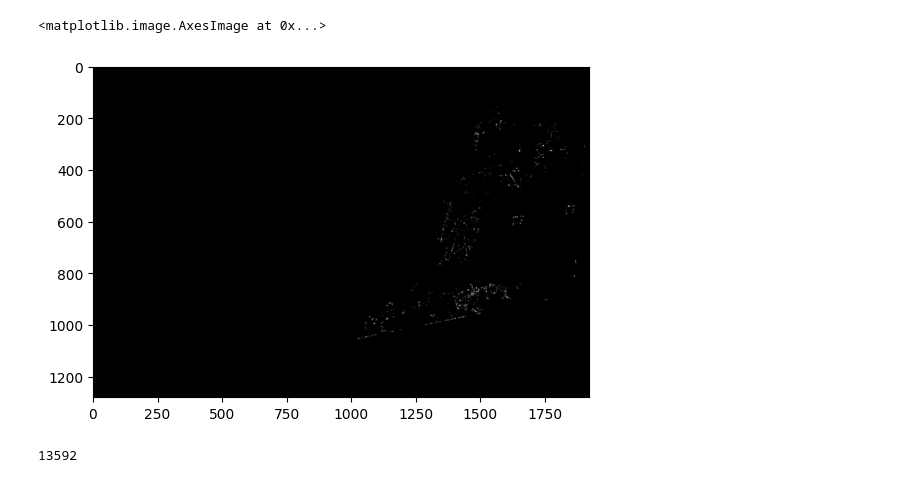
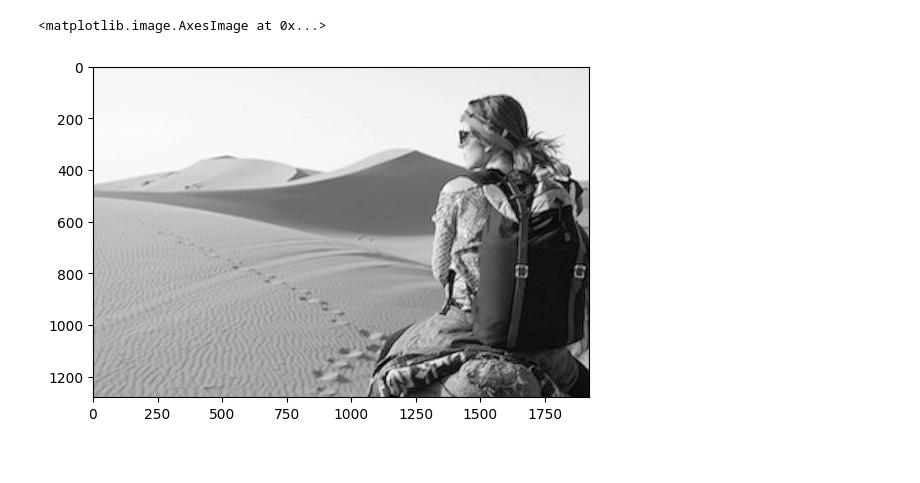
Before and after one commit to Hadartalisr/ImageProcessing, a Jupyter notebook: Ex4/ex4.ipynb, the cells around one changed output. Saved outputs shown, nothing was run; the diff lists cells and outputs as text; code cells hidden in the pictures.

```diff
--- a/Ex4/ex4.ipynb
+++ b/Ex4/ex4.ipynb
@@ -245,37 +246,22 @@ def q2(img_1_path, img_2_path, kernel_size=5, level=2):
     blended_pyramid = blend_pyramids_based_on_level(pyramid1, pyramid2, level)
     reconstructed_img = reconstruct_image(blended_pyramid)
     return reconstructed_img
+# %%
+def cv2_open_image(img_path):
+    img = cv2.imread(img_path)
+    return img
+
+def cv2_get_gray_img_mat(img):
+    img = cv2.cvtColor(img, cv2.COLOR_BGR2GRAY)
+    return img
 # %%
-img_high_res = open_image('./assets/desert_high_res.png')
-img_low_res = open_image('./assets/desert_low_res.jpg')
+img_high_res = cv2_open_image('./assets/desert_high_res.png')
+img_low_res = cv2_open_image('./assets/desert_low_res.jpg')
 # %%
-img_high_res_y = img_high_res[:, :, 0].astype(np.float32)
-img_low_res_y = img_low_res[:, :, 0].astype(np.float32)
+img_high_res_gray = cv2_get_gray_img_mat(img_high_res)
+img_low_res_gray = cv2_get_gray_img_mat(img_low_res)
 # %%
-
-# Importing the libraries
-import cv2
-import numpy as np
-
-# Reading the image and converting the image to B/W
-image = cv2.imread('./assets/desert_high_res.png')
-gray_image = cv2.cvtColor(image, cv2.COLOR_BGR2GRAY)
-gray_image = np.float32(gray_image)
-
-# Applying the function
-dst = cv2.cornerHarris(gray_image, blockSize=2, ksize=3, k=0.04)
-
-# dilate to mark the corners
-dst = cv2.dilate(dst, None)
-dst[dst > 0.1 * dst.max()] = 255
-dst[dst <= 0.1 * dst.max()] = 0
-# image[dst > 0.01 * dst.max()] = [0, 255, 0]
-
-plt.imshow(dst, cmap='gray')
+plt.imshow(img_low_res_gray, cmap='gray')
 # %% [output]
 <matplotlib.image.AxesImage at 0x...>
-[figure, old version]
+[figure, new version]
-# %%
-np.sum(dst != 0.0)
-# %% [output]
-13592
```
Also changed, not shown: parts of 14 cells of this notebook, 2 other files.
